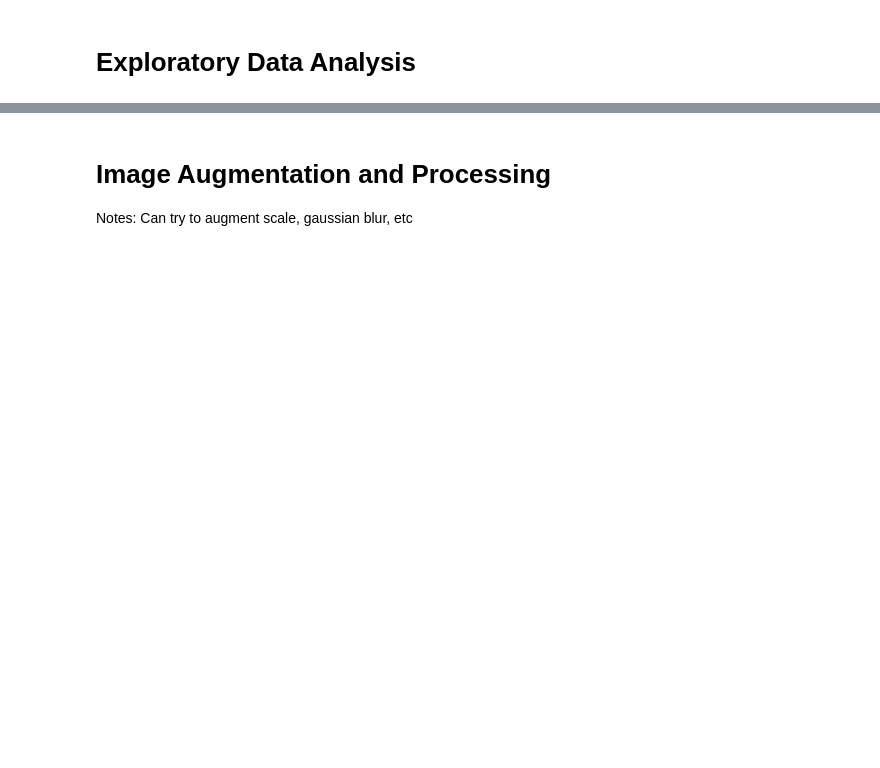
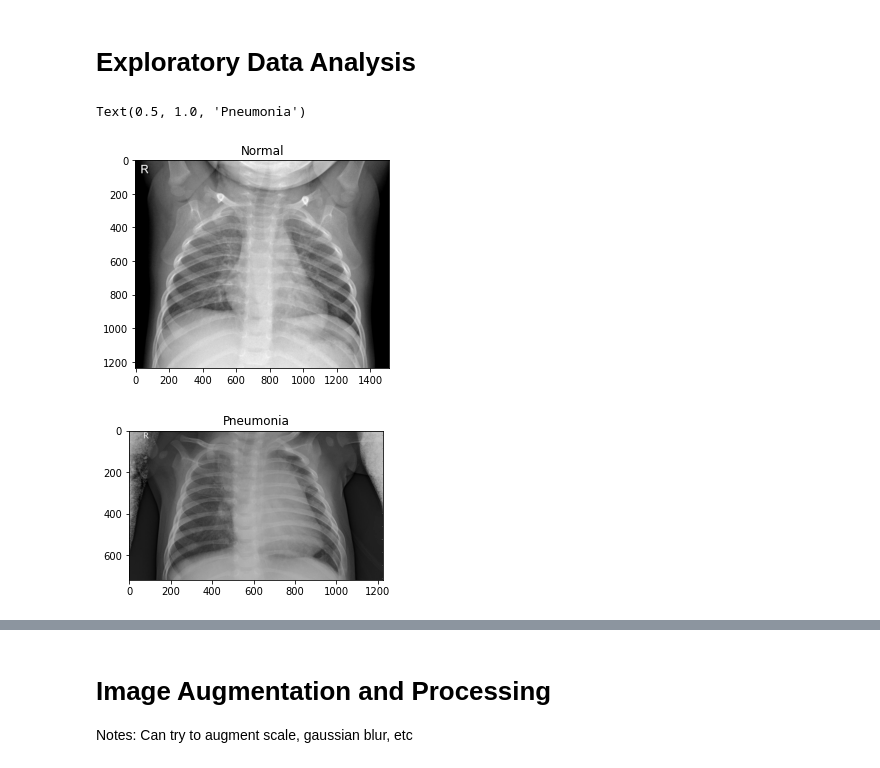
Before and after one commit to chezyio/SC1015_Project, a Jupyter notebook: SC1015_Project.ipynb, the cells around one changed output, grey strips where cells are left out. Cells and saved outputs as stored; diff of their text form; code cells hidden in the pictures; blank space fills up the shorter version.

```diff
--- a/SC1015_Project.ipynb
+++ b/SC1015_Project.ipynb
@@ -116,29 +117,36 @@ testP = test + 'PNEUMONIA/'
 valN = val + 'NORMAL/'
 valP = val + 'PNEUMONIA/'
 # %%
-rand_norm = np.random.randint(0,len(os.listdir(trainN)))
-norm_pic = os.listdir(trainN)[rand_norm]
-print('normal picture title: ', norm_pic)
+def randomImage(trainSet):
+  rand_norm = np.random.randint(0,len(os.listdir(trainSet)))
+  pic = os.listdir(trainSet)[rand_norm]
+  #print('normal picture title: ', pic)
 
-norm_pic_add = trainN+norm_pic
+  pic_add = trainSet+pic
 
-rand_p = np.random.randint(0, len(os.listdir(trainP)))
+  # rand_p = np.random.randint(0, len(os.listdir(trainP)))
 
-pneu_pic = os.listdir(trainP)[rand_p]
-pneu_pic_add = trainP + pneu_pic
-print('pneumonia picture title: ', pneu_pic)
+  # pneu_pic = os.listdir(trainP)[rand_p]
+  # pneu_pic_add = trainP + pneu_pic
+  # print('pneumonia picture title: ', pneu_pic)
 
-# Load images
-norm_load = Image.open(norm_pic_add)
-pneu_load = Image.open(pneu_pic_add)
+  # Load images
+  load_image = Image.open(pic_add)
+  #pneu_load = Image.open(pneu_pic_add)
+
+  return load_image
 
 f = plt.figure(figsize = (10,6))
 a1 = f.add_subplot(1,2,1)
-img_plot = plt.imshow(norm_load, cmap='gray')
+img_plot = plt.imshow(randomImage(trainN), cmap='gray')
 a1.set_title('Normal')
 
-f2 = plt.figure(figsize =(10,6))
+f2 = plt.figure(figsize =(10,10))
 a2 = f2.add_subplot(1,2,1)
-img_plot2 = plt.imshow(pneu_load, cmap='gray')
+img_plot2 = plt.imshow(randomImage(trainP), cmap='gray')
 a2.set_title('Pneumonia')
+# %% [output]
+Text(0.5, 1.0, 'Pneumonia')
+[figure, added]
+[figure, added]
 # %%
```
Also changed, not shown: parts of 8 cells of this notebook.
